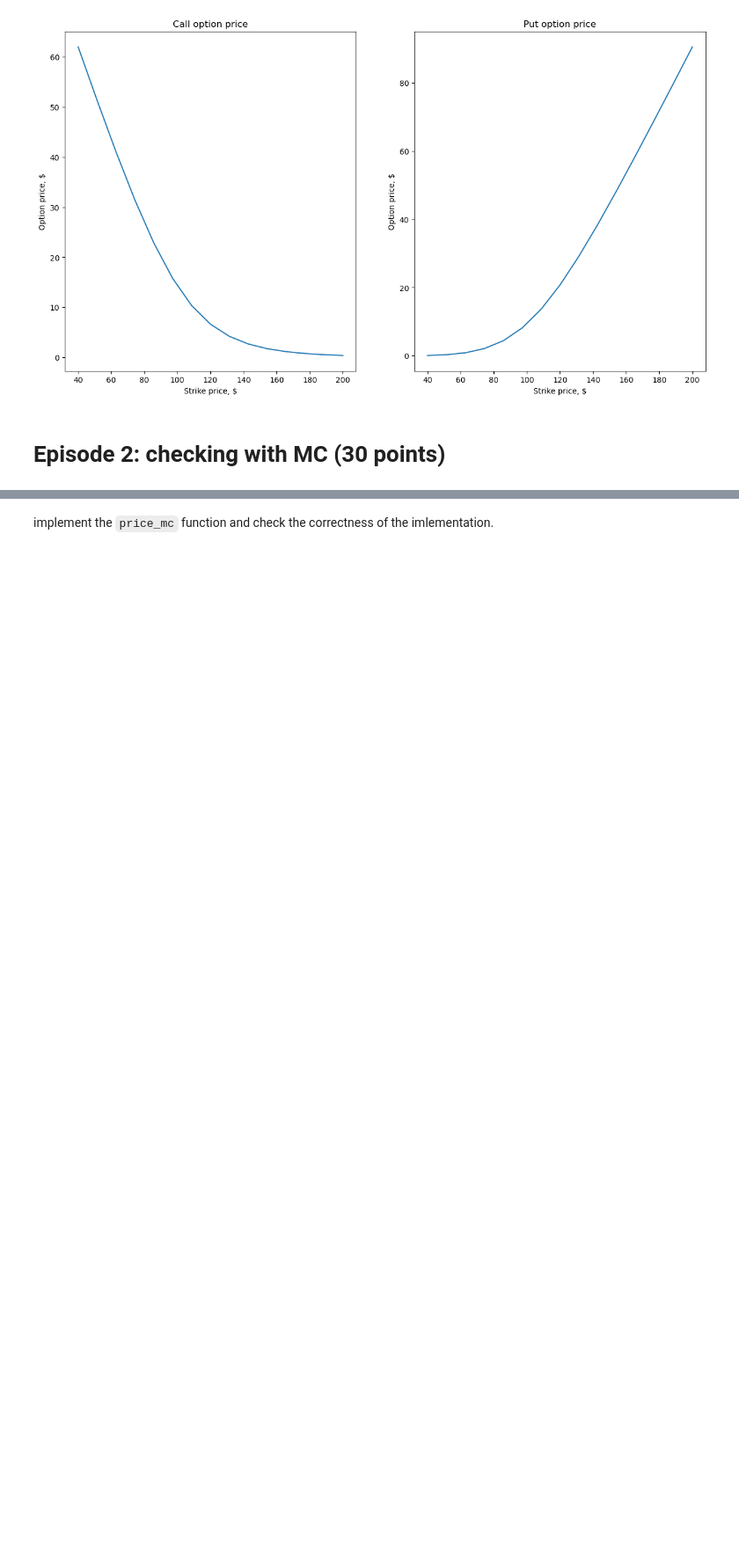
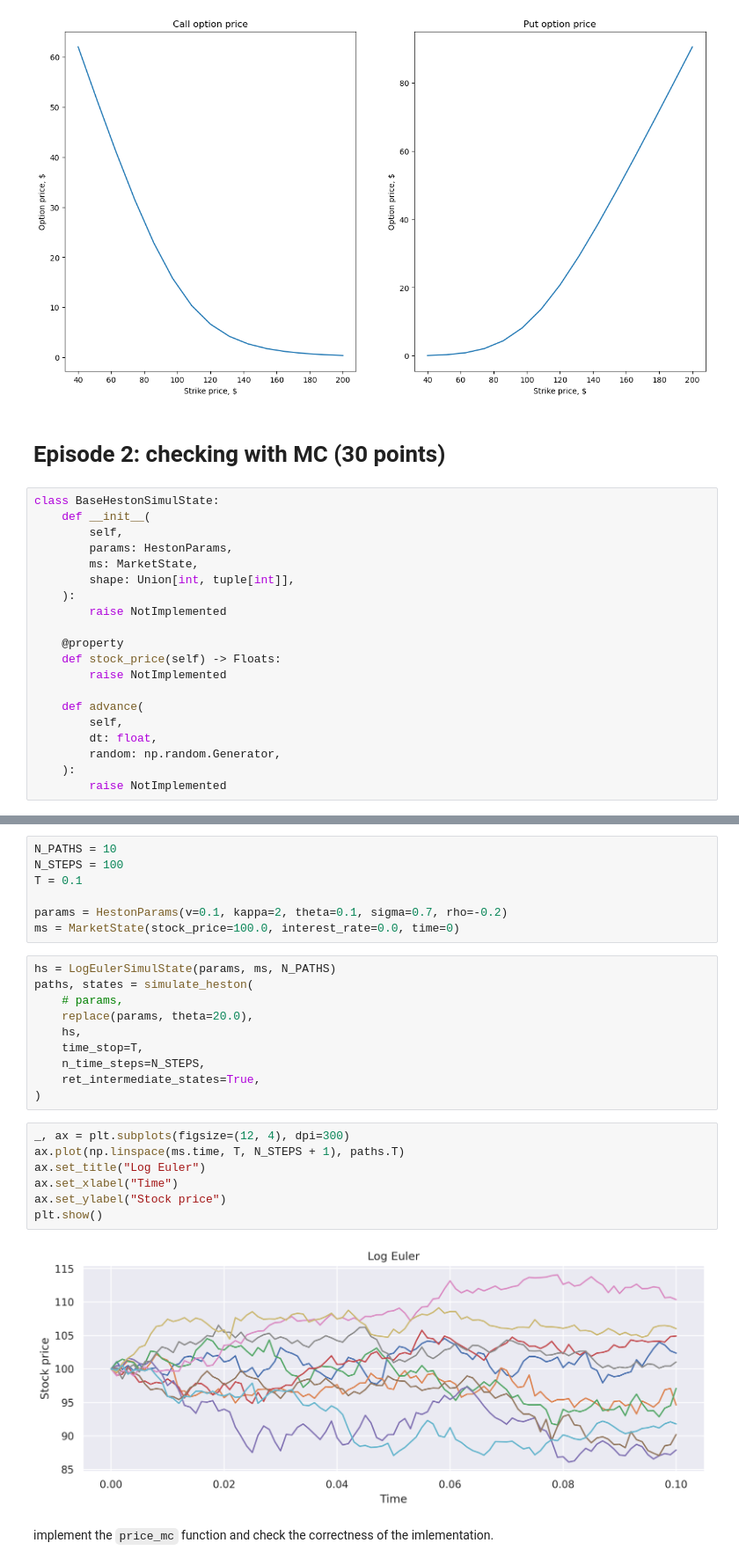
Before and after one commit to VsevolodZaostrovsky/-StochasticVolatilityModels, a Jupyter notebook: Homeworks/ZaostrovskyVsevolod_Lab2.ipynb, the cells around one changed output, grey strips where cells are left out. Shown at 88% size. Saved outputs shown, nothing was run; the diff lists cells and outputs as text; blank space fills up the shorter version.

```diff
--- a/Homeworks/ZaostrovskyVsevolod_Lab2.ipynb
+++ b/Homeworks/ZaostrovskyVsevolod_Lab2.ipynb
@@ -293,3 +314,23 @@ plt.show()
 [figure]
 # %% [markdown]
 # Episode 2: checking with MC (30 points)
+# %%
+class BaseHestonSimulState:
+    def __init__(
+        self,
+        params: HestonParams,
+        ms: MarketState,
+        shape: Union[int, tuple[int]],
+    ):
+        raise NotImplemented
+
+    @property
+    def stock_price(self) -> Floats:
+        raise NotImplemented
+
+    def advance(
+        self,
+        dt: float,
+        random: np.random.Generator,
+    ):
+        raise NotImplemented
@@ -296,2 +421,28 @@ plt.show()
+# %%
+N_PATHS = 10
+N_STEPS = 100
+T = 0.1
+
+params = HestonParams(v=0.1, kappa=2, theta=0.1, sigma=0.7, rho=-0.2)
+ms = MarketState(stock_price=100.0, interest_rate=0.0, time=0)
+# %%
+hs = LogEulerSimulState(params, ms, N_PATHS)
+paths, states = simulate_heston(
+    # params,
+    replace(params, theta=20.0),
+    hs,
+    time_stop=T,
+    n_time_steps=N_STEPS,
+    ret_intermediate_states=True,
+)
+# %%
+_, ax = plt.subplots(figsize=(12, 4), dpi=300)
+ax.plot(np.linspace(ms.time, T, N_STEPS + 1), paths.T)
+ax.set_title("Log Euler")
+ax.set_xlabel("Time")
+ax.set_ylabel("Stock price")
+plt.show()
+# %% [output]
+[figure, added]
 # %% [markdown]
 implement the `price_mc` function and check the correctness of the imlementation.
```
Also changed, not shown: parts of 18 cells of this notebook, 1 other file.
